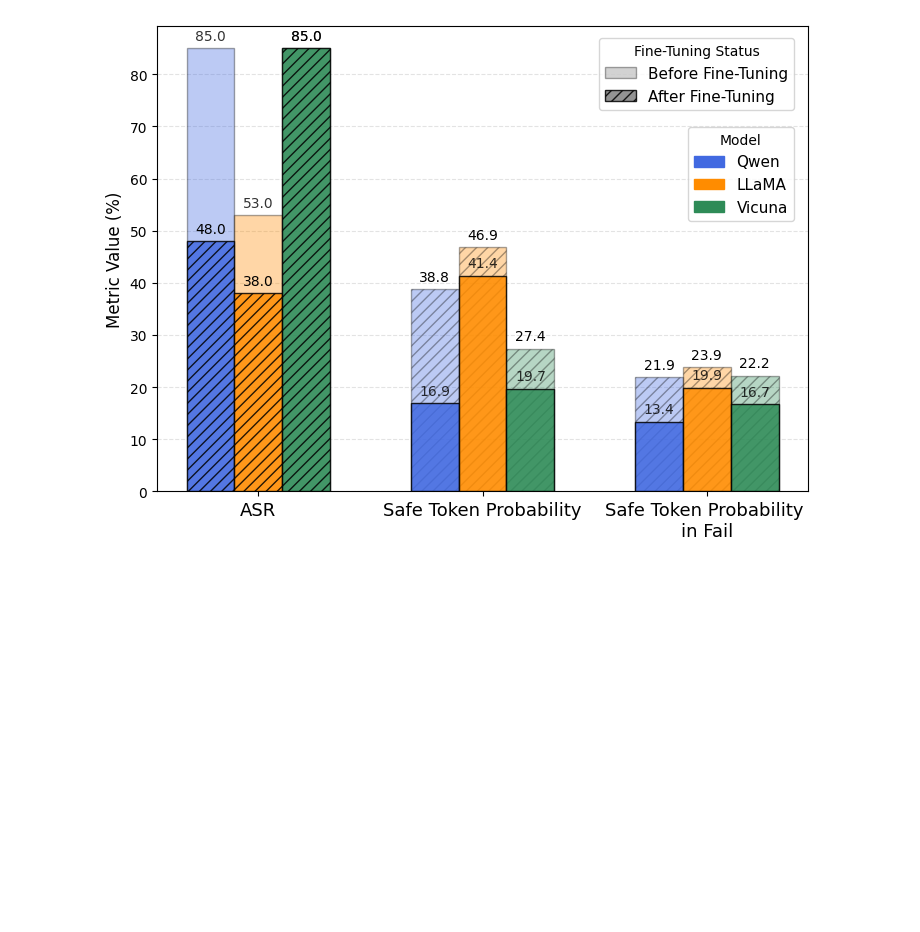
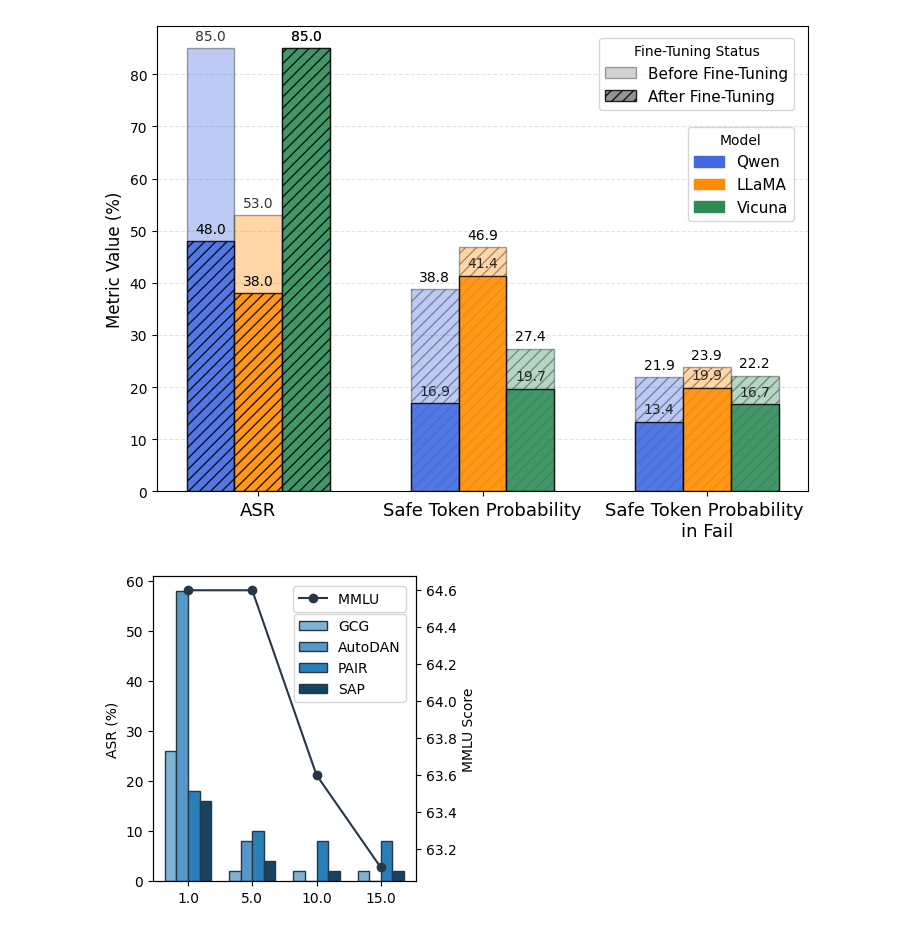
Before and after one commit to lddis666/SecDecoding, a Jupyter notebook: test0423.ipynb, the cells around one changed output. Cells and saved outputs as stored; diff of their text form; code cells hidden in the pictures; blank space fills up the shorter version.

```diff
--- a/test0423.ipynb
+++ b/test0423.ipynb
@@ -1785,5 +1785,19 @@ for item in data:
             "output": a
         })
 
-with open('new_dataset.json', 'w', encoding='utf-8') as f:
+with open('/root/new1_dataset.json', 'w', encoding='utf-8') as f:
     json.dump(results, f, ensure_ascii=False, indent=2)
+# %%
+import json
+import numpy as np
+import matplotlib.pyplot as plt
+
+# 读取数据
+with open('results_final.json', 'r', encoding='utf-8') as fin:
+    raw = json.load(fin)
+
+# 排序后的参数组合
+keys = sorted(raw.keys(), key=lambda s: [float(x) for x in s.split('_')])
+# 关注攻击器顺序
+attackers = ['GCG', 'AutoDAN', 'PAIR', 'SAP', 'MMLU']
+param_names = ['alpha', 'gamma', 'beta']
@@ -1789,0 +1901,4 @@ with open('new_dataset.json', 'w', encoding='utf-8') as f:
+# %%
+plot_one_param('alpha', 'ablation_alpha.pdf')
+# %% [output]
+[figure, added]
```
Also changed, not shown: parts of 3 cells of this notebook, 8 other files.
